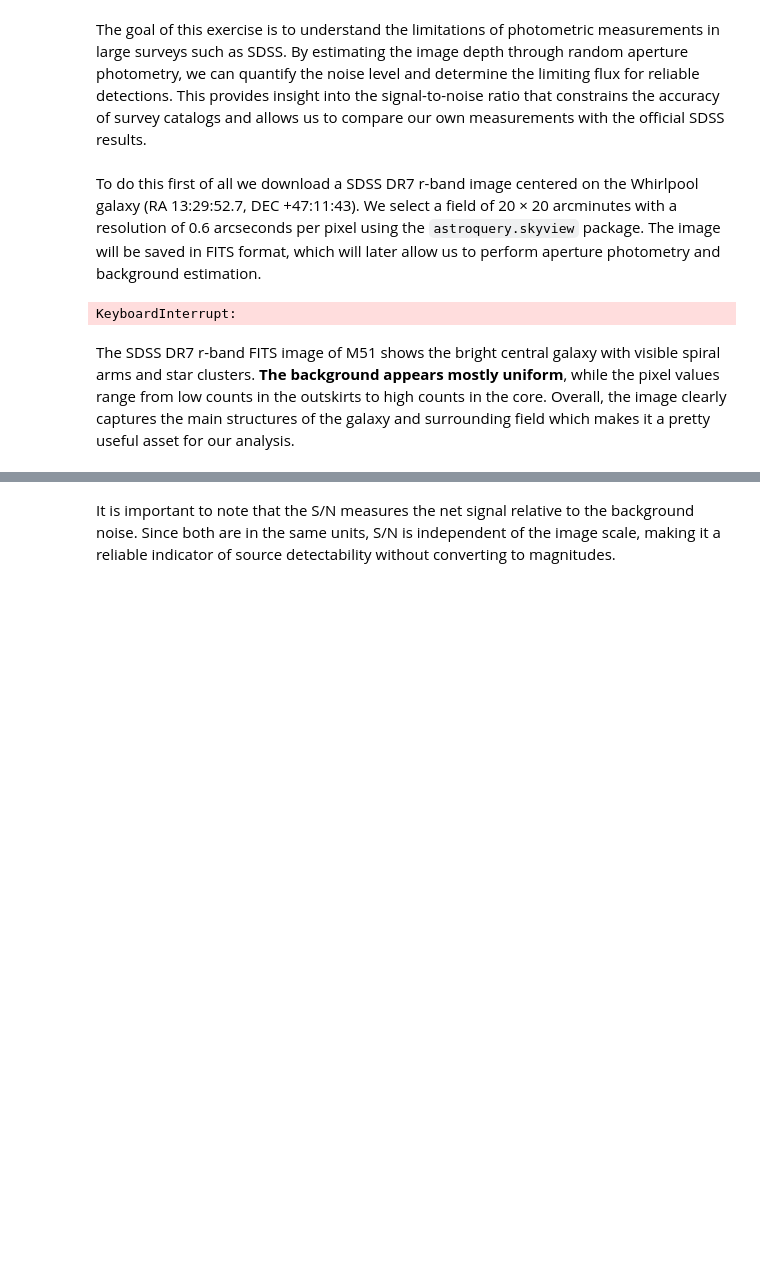
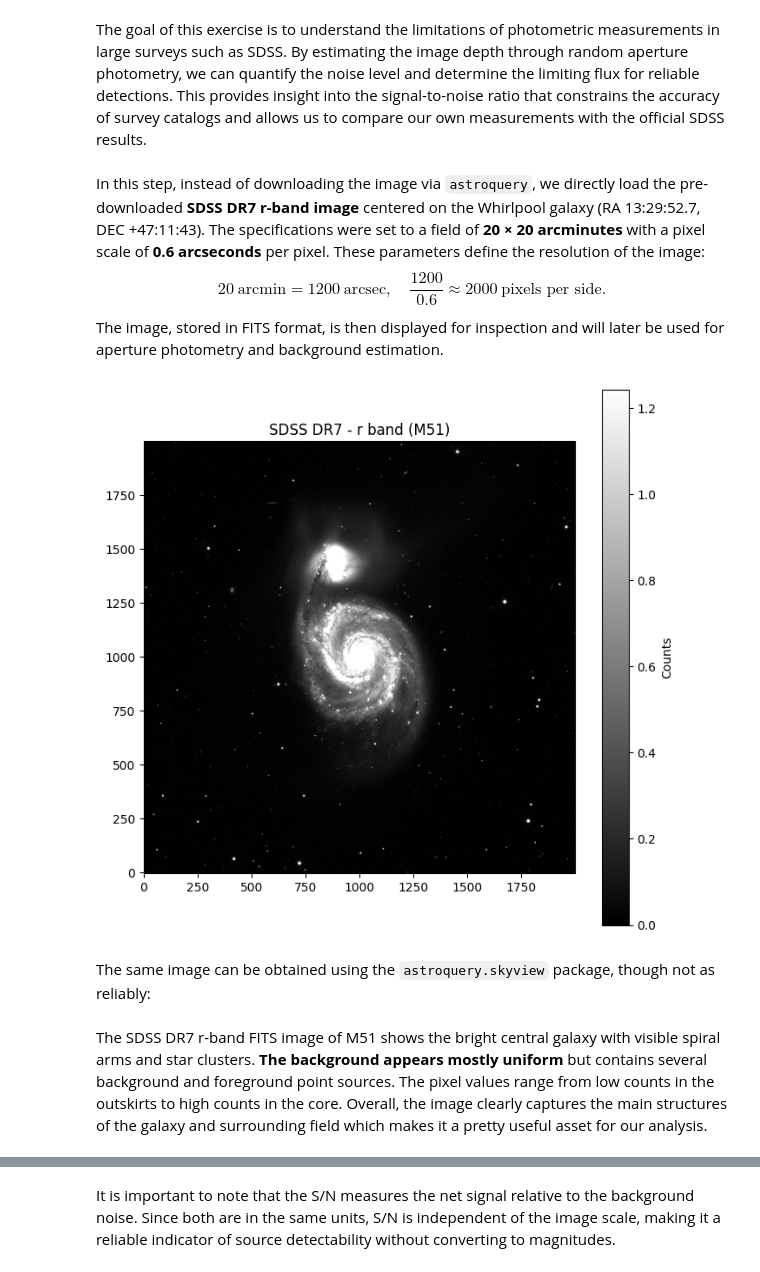
Before and after one commit to conichito/AS4501, a Jupyter notebook: Homework 1/Tarea-1.ipynb, the cells around one changed output, grey strips where cells are left out. Drawn from its saved outputs; the diff is of its cells as text; code cells hidden in the pictures; blank space fills up the shorter version.

```diff
--- a/Homework 1/Tarea-1.ipynb
+++ b/Homework 1/Tarea-1.ipynb
@@ -613,30 +610,20 @@ Overall, the Bayesian inference reproduces the well-known $M_\bullet - \sigma$ r
 # %% [markdown]
 The goal of this exercise is to understand the limitations of photometric measurements in large surveys such as SDSS. By estimating the image depth through random aperture photometry, we can quantify the noise level and determine the limiting flux for reliable detections. This provides insight into the signal-to-noise ratio that constrains the accuracy of survey catalogs and allows us to compare our own measurements with the official SDSS results.
 # %% [markdown]
-To do this first of all we download a SDSS DR7 r-band image centered on the Whirlpool galaxy (RA 13:29:52.7, DEC +47:11:43). We select a field of 20 × 20 arcminutes with a resolution of 0.6 arcseconds per pixel using the `astroquery.skyview` package. The image will be saved in FITS format, which will later allow us to perform aperture photometry and background estimation.
+In this step, instead of downloading the image via `astroquery`, we directly load the pre-downloaded **SDSS DR7 r-band image** centered on the Whirlpool galaxy (RA 13:29:52.7, DEC +47:11:43). The specifications were set to a field of **20 × 20 arcminutes** with a pixel scale of **0.6 arcseconds** per pixel. These parameters define the resolution of the image: $$20 \ \text{arcmin} = 1200 \ \text{arcsec}, \quad \frac{1200}{0.6} \approx 2000 \ \text{pixels per side.}$$
+The image, stored in FITS format, is then displayed for inspection and will later be used for aperture photometry and background estimation.
 # %%
-# M51 coordinates (Whirlpool Galaxy)
-coordinates = SkyCoord("13h29m52.7s +47d11m43s", frame='icrs')
-
-
-# Image download (SDSS DR7, r-band)
-images = SkyView.get_images(
-    position=coordinates,
-    survey=["SDSSdr7"],
-    pixels=200
-)
-# Guardar la imagen en formato FITS
-images[0].writeto('sdss_rband.fits', overwrite=True)
-
-# Save FITS image
-hdu = fits.open('sdss_rband.fits')[0]
+# Load the pre-downloaded SDSS r-band image (M51)
+hdu = fits.open("Fits_data.fits")[0]
 data = hdu.data
 
 # Show image
 plt.figure(figsize=(8,8))
-plt.imshow(hdu.data, cmap="gray", origin="lower", vmin=0, vmax=np.percentile(hdu.data, 99))
+plt.imshow(data, cmap="gray", origin="lower", vmin=0, vmax=np.percentile(data, 99))
 plt.colorbar(label="Counts")
 plt.title("SDSS DR7 - r band (M51)")
 plt.show()
 # %% [output]
-KeyboardInterrupt:
+[figure, added]
+# %% [markdown]
+The same image can be obtained using the `astroquery.skyview` package, though not as reliably:
@@ -643,3 +654,3 @@ KeyboardInterrupt:
 # %% [markdown]
-The SDSS DR7 r-band FITS image of M51 shows the bright central galaxy with visible spiral arms and star clusters. **The background appears mostly uniform**, while the pixel values range from low counts in the outskirts to high counts in the core. Overall, the image clearly captures the main structures of the galaxy and surrounding field which makes it a pretty useful asset for our analysis.
+The SDSS DR7 r-band FITS image of M51 shows the bright central galaxy with visible spiral arms and star clusters. **The background appears mostly uniform** but contains several background and foreground point sources. The pixel values range from low counts in the outskirts to high counts in the core. Overall, the image clearly captures the main structures of the galaxy and surrounding field which makes it a pretty useful asset for our analysis.
 # %% [markdown]
```
Also changed, not shown: parts of 24 cells of this notebook.
